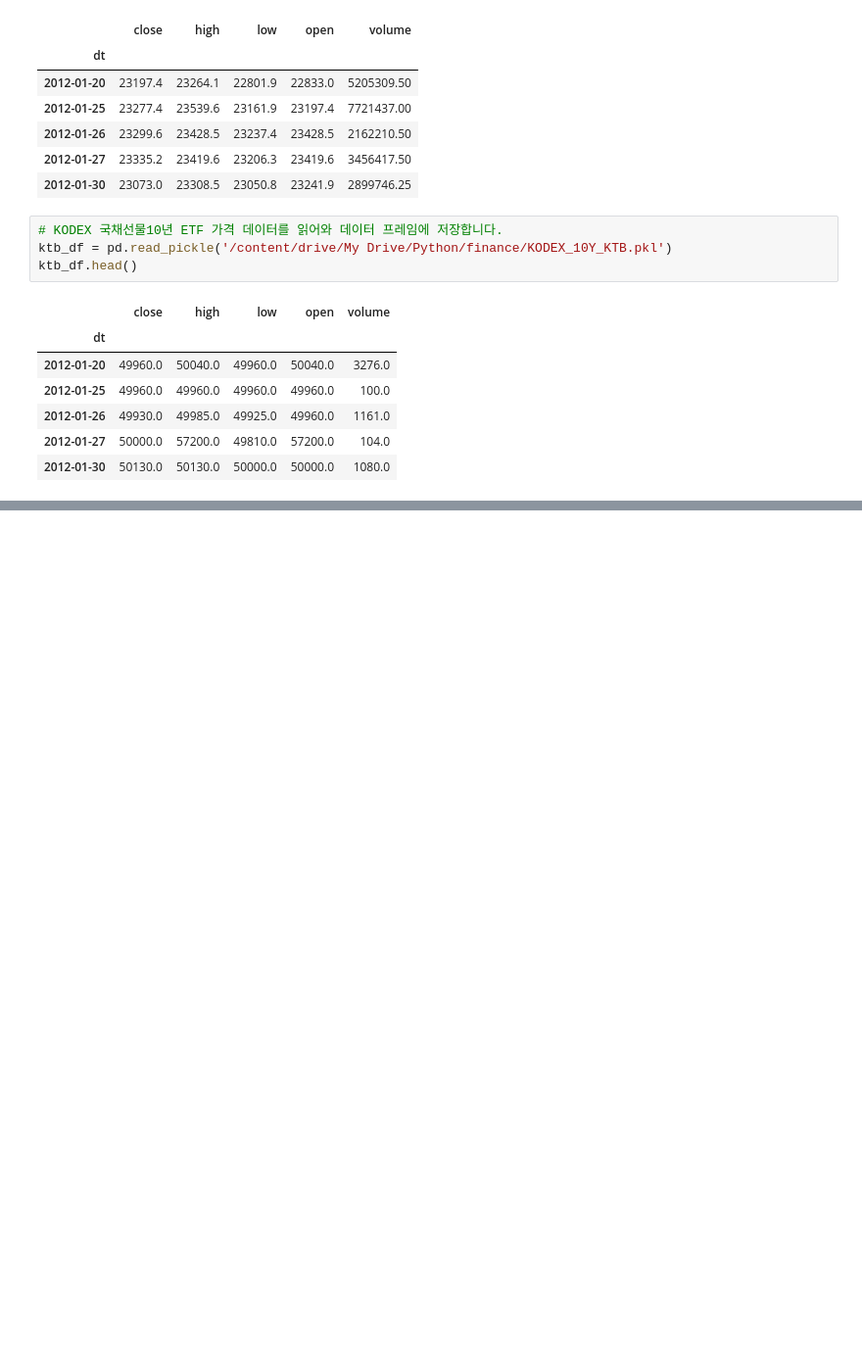
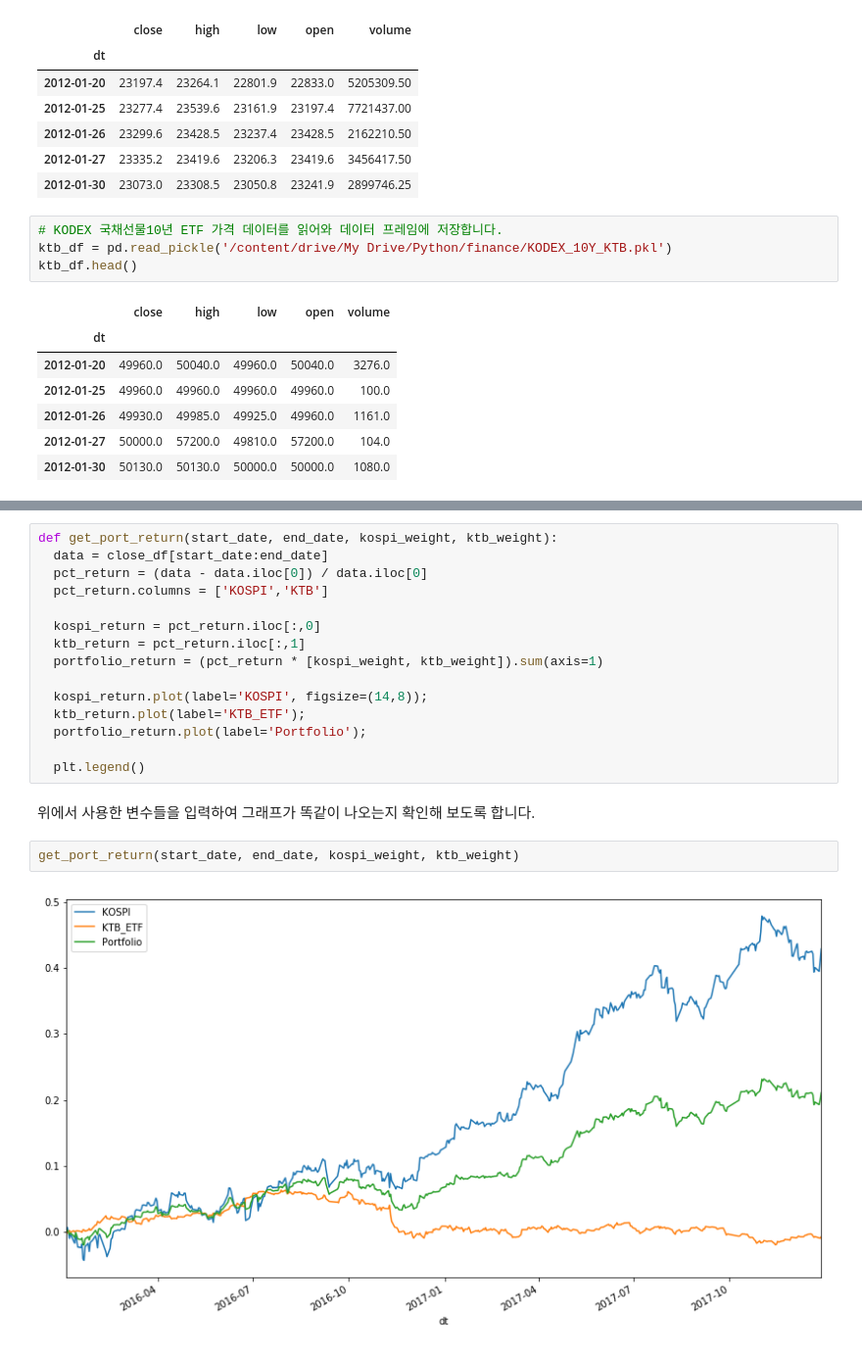
Before and after one commit to diligejy/PythonData, a Jupyter notebook: Finance/AssetAllocation/assetallocation.ipynb, the cells around one changed output, grey strips where cells are left out. Shown at 98% size. Cells and saved outputs as stored; diff of their text form; blank space fills up the shorter version.

```diff
--- a/Finance/AssetAllocation/assetallocation.ipynb
+++ b/Finance/AssetAllocation/assetallocation.ipynb
@@ -43,0 +112,21 @@ ktb_df.head()
+# %%
+def get_port_return(start_date, end_date, kospi_weight, ktb_weight):
+  data = close_df[start_date:end_date]
+  pct_return = (data - data.iloc[0]) / data.iloc[0]
+  pct_return.columns = ['KOSPI','KTB']
+
+  kospi_return = pct_return.iloc[:,0]
+  ktb_return = pct_return.iloc[:,1]
+  portfolio_return = (pct_return * [kospi_weight, ktb_weight]).sum(axis=1)
+
+  kospi_return.plot(label='KOSPI', figsize=(14,8));
+  ktb_return.plot(label='KTB_ETF');
+  portfolio_return.plot(label='Portfolio');
+
+  plt.legend()
+# %% [markdown]
+위에서 사용한 변수들을 입력하여 그래프가 똑같이 나오는지 확인해 보도록 합니다.
+# %%
+get_port_return(start_date, end_date, kospi_weight, ktb_weight)
+# %% [output]
+[figure, added]
```
Also changed, not shown: parts of 16 cells of this notebook.
